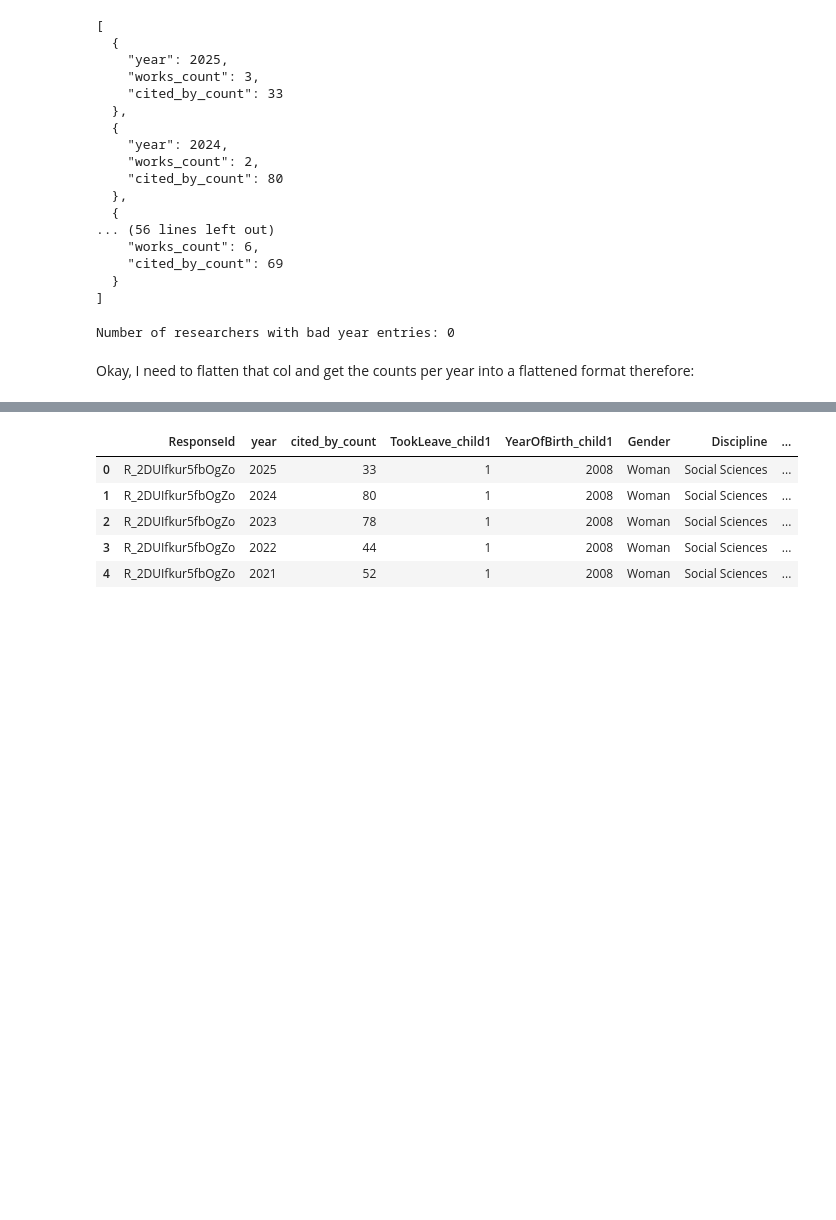
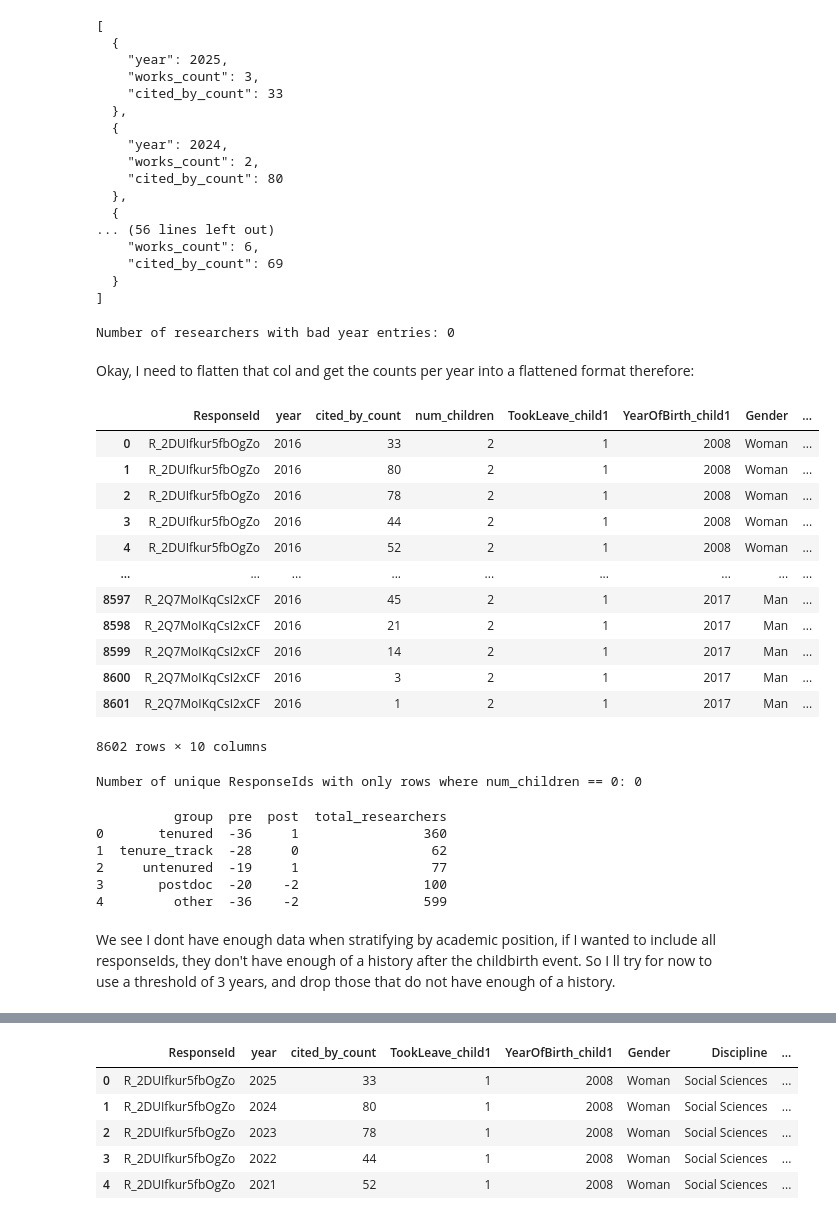
Before and after one commit to Ppandda/parenthood, a Jupyter notebook: parenthood_europe/notebooks/H1/H1_updated_twfe.ipynb, the cells around one changed output, grey strips where cells are left out. Cells and saved outputs as stored; diff of their text form; code cells hidden in the pictures; blank space fills up the shorter version.

Commit message:
I need more consistent data

```diff
--- a/parenthood_europe/notebooks/H1/H1_updated_twfe.ipynb
+++ b/parenthood_europe/notebooks/H1/H1_updated_twfe.ipynb
@@ -291,9 +302,10 @@ for _, row in df_twfe.iterrows():
         continue
 
     try:
-        respondent_id, birth_year, took_leave, gender, discipline, position = (
+        respondent_id, birth_year,  num_children, took_leave, gender, discipline, position = (
             row['ResponseId'],
             int(row['DE23_1_1']),
+             row['DE22'],
             row['TookLeave_child1'],
             row['DE2'],
             row['main_domain'],
@@ -304,34 +316,42 @@ for _, row in df_twfe.iterrows():
 
     for entry in counts:
         try:
-            year = int(entry['year'])
+            year_of_counts = int(entry['year'])
             cited_by = entry.get('cited_by_count')
             records.append({
                 'ResponseId': respondent_id,
                 'year': year,
                 'cited_by_count': cited_by,
+                'num_children': num_children,
                 'TookLeave_child1': took_leave,
                 'YearOfBirth_child1': birth_year,
                 'Gender': gender,
                 'Discipline': discipline,
                 'AcademicPosition': position,
-                'years_since_birth': year - birth_year,
+                'years_since_birth': year_of_counts - birth_year,
             })
         except (ValueError, TypeError, KeyError):
             continue
 
 df_long = pd.DataFrame(records)
-# %%
-# Safe years_since_birth: only compute when YearOfBirth_child1 is not NaN
-df_long['years_since_birth'] = df_long['year'] - df_long['YearOfBirth_child1']
-
-df_long['post'] = df_long['years_since_birth'].between(1, 5) & df_long['YearOfBirth_child1'].notna()
-df_long['treated_post'] = df_long['TookLeave_child1'].eq(1) & df_long['post']
-# %%
-# This captures the 5 years *after* the first childbirth
-df_long['post'] = df_long['post'].astype(int)
-df_long['treated_post'] = df_long['treated_post'].astype(int)
-# %%
-# This captures the 5 years *before* the first childbirth
-df_long['pre'] = df_long['years_since_birth'].between(-5, -1) & df_long['YearOfBirth_child1'].notna()
-df_long['pre'] = df_long['pre'].astype(int)
+# %%
+df_long
+# %% [output]
+|  | ResponseId | year | cited_by_count | num_children | TookLeave_child1 | YearOfBirth_child1 | Gender | ... |
+| 0 | R_2DUIfkur5fbOgZo | 2016 | 33 | 2 | 1 | 2008 | Woman | ... |
+| 1 | R_2DUIfkur5fbOgZo | 2016 | 80 | 2 | 1 | 2008 | Woman | ... |
+| 2 | R_2DUIfkur5fbOgZo | 2016 | 78 | 2 | 1 | 2008 | Woman | ... |
+| 3 | R_2DUIfkur5fbOgZo | 2016 | 44 | 2 | 1 | 2008 | Woman | ... |
+| 4 | R_2DUIfkur5fbOgZo | 2016 | 52 | 2 | 1 | 2008 | Woman | ... |
+| ... | ... | ... | ... | ... | ... | ... | ... | ... |
+| 8597 | R_2Q7MoIKqCsI2xCF | 2016 | 45 | 2 | 1 | 2017 | Man | ... |
+| 8598 | R_2Q7MoIKqCsI2xCF | 2016 | 21 | 2 | 1 | 2017 | Man | ... |
+| 8599 | R_2Q7MoIKqCsI2xCF | 2016 | 14 | 2 | 1 | 2017 | Man | ... |
+| 8600 | R_2Q7MoIKqCsI2xCF | 2016 | 3 | 2 | 1 | 2017 | Man | ... |
+| 8601 | R_2Q7MoIKqCsI2xCF | 2016 | 1 | 2 | 1 | 2017 | Man | ... |
+8602 rows × 10 columns
+# %%
+zero_children_counts = df_long[df_long['num_children'] == 0].groupby('ResponseId').size()
+print(f"Number of unique ResponseIds with only rows where num_children == 0: {zero_children_counts.shape[0]}")
+# %% [output]
+Number of unique ResponseIds with only rows where num_children == 0: 0
@@ -337,0 +377,33 @@ df_long['pre'] = df_long['pre'].astype(int)
+# %%
+results = []
+
+position_groups = {
+    'tenured': df_tenured,
+    'tenure_track': df_tenure_track,
+    'untenured': df_untenured,
+    'postdoc': df_postdoc,
+    'other': df_other
+}
+
+for name, df_group in position_groups.items():
+    pre, post = compute_common_window(df_group)
+    num_researchers = df_group['ResponseId'].nunique()
+
+    results.append({
+        'group': name,
+        'pre': pre,
+        'post': post,
+        'total_researchers': num_researchers
+    })
+
+df_windows = pd.DataFrame(results)
+print(df_windows)
+# %% [output]
+          group  pre  post  total_researchers
+0       tenured  -36     1                360
+1  tenure_track  -28     0                 62
+2     untenured  -19     1                 77
+3       postdoc  -20    -2                100
+4         other  -36    -2                599
+# %% [markdown]
+We see I dont have enough data when stratifying by academic position, if I wanted to include all responseIds, they don't have enough of a history after the childbirth event. So I ll try for now to use a threshold of 3 years, and drop those that do not have enough of a history.
```
Also changed, not shown: parts of 24 cells of this notebook.
